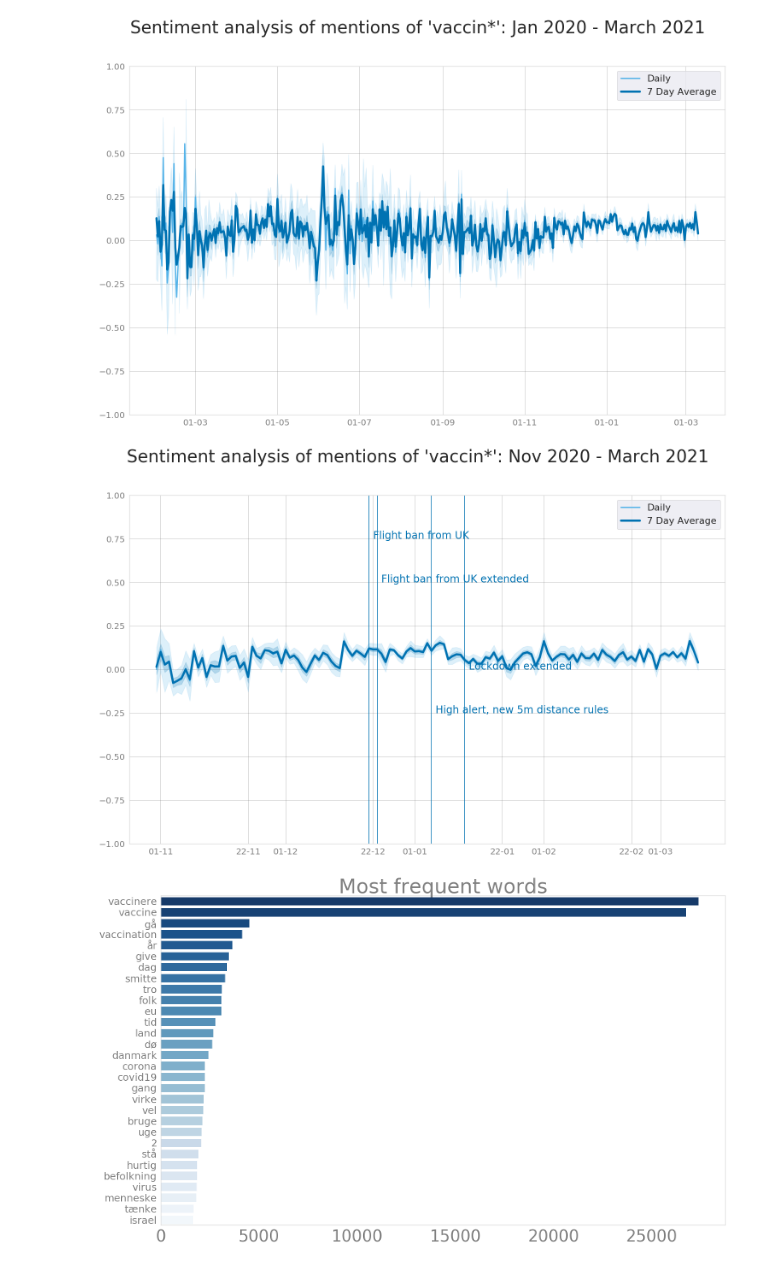
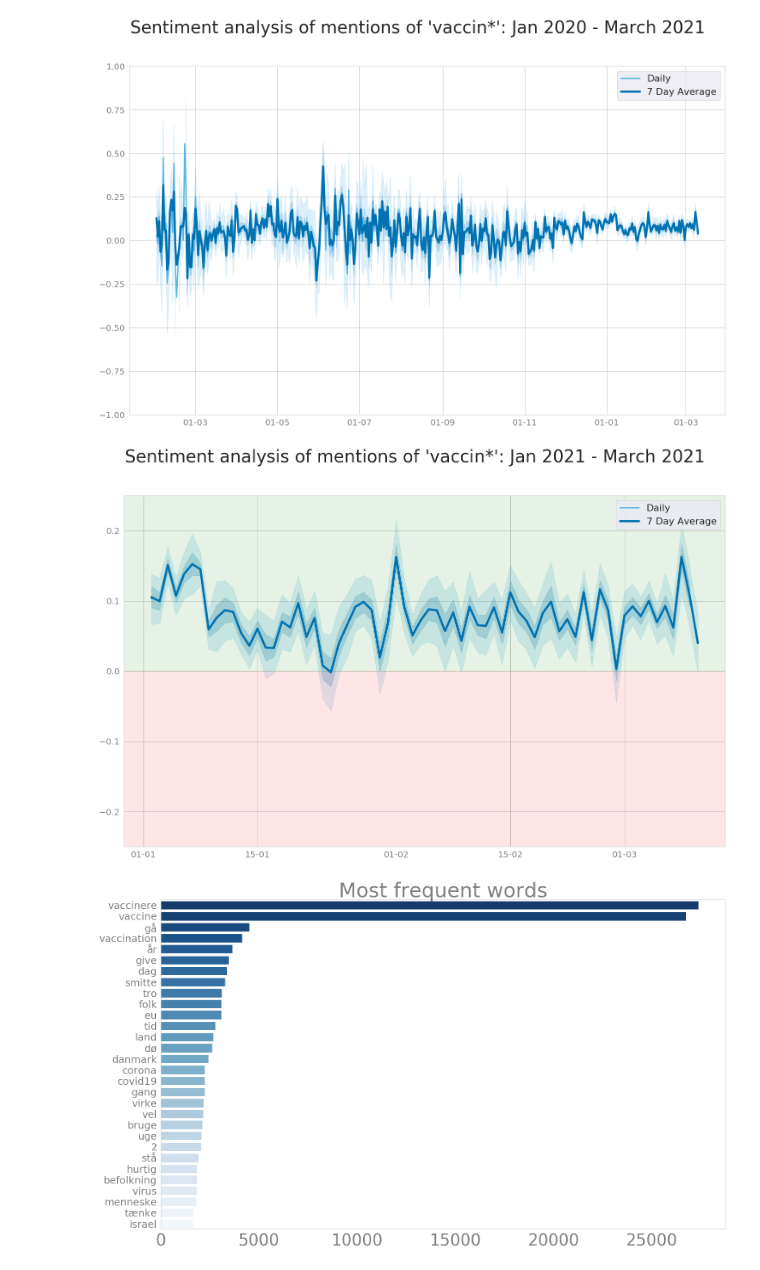
Before and after one commit to centre-for-humanities-computing/hope-vaccines-twitter, a Jupyter notebook: explore_and_visualize.ipynb, the cells around one changed output. Drawn from its saved outputs; the diff is of its cells as text; code cells hidden in the pictures.

Commit message:
update sentiment, add AZ and P

```diff
--- a/explore_and_visualize.ipynb
+++ b/explore_and_visualize.ipynb
@@ -332,6 +342,7 @@ fig.show()
 df["date"] = pd.to_datetime(df["date"])
 # Rolling average
 df['compound_7day_ave'] = df.compound.rolling(7).mean().shift(-3)
+df['compound_30day_ave'] = df.compound.rolling(30).mean().shift(-3)
 # %%
 matplotlib.rc('ytick', labelsize=20)
 matplotlib.rc('xtick', labelsize=20)
@@ -378,7 +389,7 @@ fig.show()
 [figure]
 # %%
 # Now from 1.11 - March
-mask = (df['date'] > '2020-10-30') & (df['date'] <= '2021-04-01')
+mask = (df['date'] > '2021-01-01') & (df['date'] <= '2021-04-01')
 winter_df = df.loc[mask]
 # %%
 matplotlib.rc('ytick', labelsize=20)
@@ -397,57 +408,63 @@ ax1 = sns.lineplot(x="date", y="compound",
 
 ax1 = sns.lineplot(x="date", y="compound_7day_ave",
                    label="7 Day Average", color = palette[5],
                      linewidth = 5, data = winter_df)
 
+#ax1 = sns.lineplot(x="date", y="compound_30day_ave",
+#                   label="30 Day Average", color = palette[7],
+#                     linewidth = 5, data = df)
+#plt.axvline(dt.datetime(2020, 12, 21), color=palette[5])
+#plt.text(x = dt.datetime(2020, 12, 22), # x-coordinate position of data label, adjusted to be 3 right of the data point
+# y = 0.75,#clean_df[clean_df["date"] == "2020-12-21"]["compound_7day_ave"].reset_index(drop=True)[0], # y-coordinate position of data label, to take max height
+# s = 'Flight ban from UK', # data label
+# color = palette[5])
 
-plt.axvline(dt.datetime(2020, 12, 21), color=palette[5])
-plt.text(x = dt.datetime(2020, 12, 22), # x-coordinate position of data label, adjusted to be 3 right of the data point
- y = 0.75,#clean_df[clean_df["date"] == "2020-12-21"]["compound_7day_ave"].reset_index(drop=True)[0], # y-coordinate position of data label, to take max height
- s = 'Flight ban from UK', # data label
- color = palette[5])
+#plt.axvline(dt.datetime(2020, 12, 23), color=palette[5])
+#plt.text(x = dt.datetime(2020, 12, 24), # x-coordinate position of data label, adjusted to be 3 right of the data point
+# y = 0.50,#clean_df[clean_df["date"] == "2020-12-23"]["compound_7day_ave"].reset_index(drop=True)[0], # y-coordinate position of data label, to take max height
+# s = 'Flight ban from UK extended', # data label
+# color = palette[5])
 
-plt.axvline(dt.datetime(2020, 12, 23), color=palette[5])
-plt.text(x = dt.datetime(2020, 12, 24), # x-coordinate position of data label, adjusted to be 3 right of the data point
- y = 0.50,#clean_df[clean_df["date"] == "2020-12-23"]["compound_7day_ave"].reset_index(drop=True)[0], # y-coordinate position of data label, to take max height
- s = 'Flight ban from UK extended', # data label
- color = palette[5])
+#plt.axvline(dt.datetime(2021, 1, 5), color=palette[5])
+#plt.text(x = dt.datetime(2021, 1, 6), # x-coordinate position of data label, adjusted to be 3 right of the data point
+# y = -0.25,#clean_df[clean_df["date"] == "2021-01-05"]["compound_7day_ave"].reset_index(drop=True)[0], # y-coordinate position of data label, to take max height
+# s = 'High alert, new 5m distance rules', # data label
+# color = palette[5])
 
-plt.axvline(dt.datetime(2021, 1, 5), color=palette[5])
-plt.text(x = dt.datetime(2021, 1, 6), # x-coordinate position of data label, adjusted to be 3 right of the data point
- y = -0.25,#clean_df[clean_df["date"] == "2021-01-05"]["compound_7day_ave"].reset_index(drop=True)[0], # y-coordinate position of data label, to take max height
- s = 'High alert, new 5m distance rules', # data label
- color = palette[5])
-
-plt.axvline(dt.datetime(2021, 1, 13), color=palette[5])
-plt.text(x = dt.datetime(2021, 1, 14), # x-coordinate position of data label, adjusted to be 3 right of the data point
- y = 0,#clean_df[clean_df["date"] == "2021-01-13"]["compound_7day_ave"].reset_index(drop=True)[0], # y-coordinate position of data label, to take max height
- s = 'Lockdown extended', # data label
- color = palette[5])
+#plt.axvline(dt.datetime(2021, 1, 13), color=palette[5])
+#plt.text(x = dt.datetime(2021, 1, 14), # x-coordinate position of data label, adjusted to be 3 right of the data point
+# y = 0,#clean_df[clean_df["date"] == "2021-01-13"]["compound_7day_ave"].reset_index(drop=True)[0], # y-coordinate position of data label, to take max height
+# s = 'Lockdown extended', # data label
+# color = palette[5])
 
 ax1.set(xlabel="", ylabel = "")
 ax1.xaxis.get_label().set_fontsize(40)
 ax1.yaxis.get_label().set_fontsize(40)
 
 ax1.grid(color='grey', linestyle='-', linewidth=0.5, which= "both")
 
 # Define the date format
 ax1.xaxis_date()
 date_form = mdates.DateFormatter("%d-%m")
 ax1.xaxis.set_major_formatter(date_form)
 
+# Color the bg
+plt.axhspan(0, 0.25, color = "green", facecolor='0.2', alpha=0.1)
+plt.axhspan(0, -0.25, color = "red", facecolor='0.2', alpha=0.1)
 
-fig.suptitle("Sentiment analysis of mentions of 'vaccin*': Nov 2020 - March 2021", size = "40")
+
+fig.suptitle("Sentiment analysis of mentions of 'vaccin*': Jan 2021 - March 2021", size = "40")
 #ax1.set_title('Level 1', fontsize=30)
 
 #ax1.legend_.remove()
-ax1.set(ylim=(-1, 1))
+ax1.set(ylim=(-0.25, 0.25))
 
 plot_name = "fig/sentiment_compound_winter.png"
 fig.savefig(plot_name)
 
 fig.show()
 # %% [output]
-[figure, old version]
+[figure, new version]
 # %%
 import spacy
 import string
```
Also changed, not shown: parts of 3 cells of this notebook, 8 other files.
